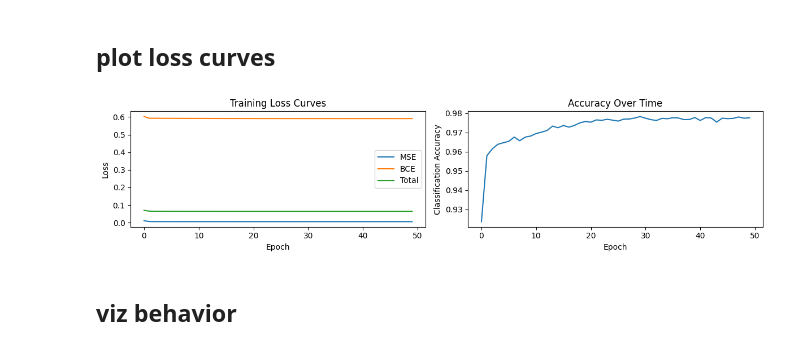
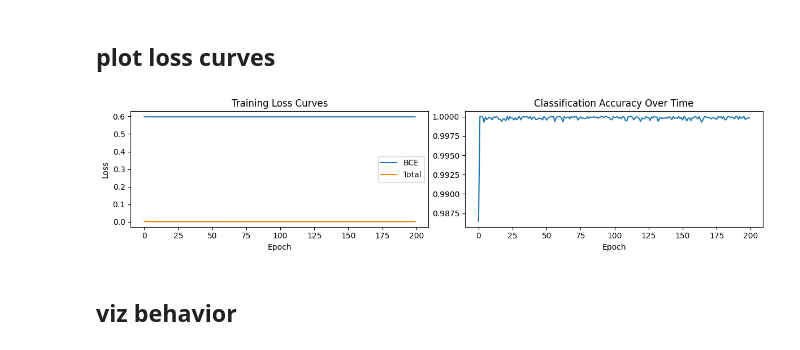
Before and after one commit to siyer7/asymmetry_design, a Jupyter notebook: code/NN.ipynb, the cells around one changed output. Cells and saved outputs as stored; diff of their text form; code cells hidden in the pictures.

```diff
--- a/code/NN.ipynb
+++ b/code/NN.ipynb
@@ -52,13 +93,17 @@ from torch.optim import Adam
 
 # Define the model architecture
 class NoisyModel(nn.Module):
-    def __init__(self, embedding_noise=0.1, production_noise=0.05):
+    def __init__(self, embedding_noise=.1, production_noise=0.05):
         super().__init__()
         self.linear1 = nn.Linear(1, 16)
         self.relu = nn.ReLU()
         self.linear2 = nn.Linear(16, 1)
         self.embedding_noise = embedding_noise
         self.production_noise = production_noise
+
+        # Better initialization for wider output range
+        with torch.no_grad():
+            self.linear2.weight.data *= 2.0  # Scale up final layer weights
 
     def forward(self, x):
         # First layer
@@ -70,20 +115,18 @@ class NoisyModel(nn.Module):
         output = self.linear2(hidden)
         output = output + torch.randn_like(output) * self.production_noise
 
-        # Smooth constraint using tanh (no sharp boundaries)
-        output = torch.tanh(output) * 0.4  # Maps to [-0.4, 0.4] smoothly
+        # No constraint - let the model predict freely
         return output
 
 # Create noisy model
-model = NoisyModel(embedding_noise=0.15, production_noise=0.1)
+model = NoisyModel(embedding_noise=.0, production_noise=.0)
 
-
-# Hyperparameters
+# Hyperparameters - increased learning rate and epochs
 divider_position = 0.0
-boundary_width   = 0.1
-learning_rate    = 1e-2
+boundary_width   = 0.05
+learning_rate    = 3e-2  # Increased from 1e-2
 batch_size       = 128
-num_epochs       = 50
+num_epochs       = 200   # Increased from 50
 
 # Prepare data loader
 dataset    = TensorDataset(X, Y, labels)
@@ -105,20 +148,21 @@ for epoch in range(num_epochs):
         optimizer.zero_grad()
         outputs = model(inputs)
 
-        # Compute per-sample weight based on distance to divider
-        distance_from_divider = torch.abs(inputs - divider_position)
-        classification_weight = torch.exp(-distance_from_divider / boundary_width)
-        classification_weight = .1
-
         # Per-sample losses
         per_sample_mse = (outputs - targets).pow(2)
+
+        # Regular BCE (no asymmetric weighting)
         per_sample_bce = F.binary_cross_entropy_with_logits(
             outputs, class_labels, reduction='none'
         )
 
-        # Combine losses with distance-based weighting
-        batch_loss = ((1 - classification_weight) * per_sample_mse
-                      + classification_weight * per_sample_bce).mean()
+        # Always prioritize classification over MSE (e.g., 5:1 ratio)
+        classification_weight = .0
+        mse_weight = 1.0
+
+        batch_loss = (mse_weight * per_sample_mse +
+                      classification_weight * per_sample_bce).mean()
+
         batch_loss.backward()
         optimizer.step()
 
@@ -164,23 +227,22 @@ print(df.head())
 # %%
 fig, axs = plt.subplots(1, 2, figsize=(12, 3))
 
-axs[0].plot(history['mse'], label='MSE')
+# axs[0].plot(history['mse'], label='MSE')
 axs[0].plot(history['bce'], label='BCE')
 axs[0].plot(history['total'], label='Total')
 axs[0].legend()
 axs[0].set_xlabel('Epoch')
 axs[0].set_ylabel('Loss')
 axs[0].set_title('Training Loss Curves')
 
 axs[1].plot(history['accuracy'], label='Accuracy')
 axs[1].set_xlabel('Epoch')
-axs[1].set_ylabel('Classification Accuracy')
-axs[1].set_title('Accuracy Over Time')
+axs[1].set_title('Classification Accuracy Over Time')
 
 plt.tight_layout()
 plt.show()
 # %% [output]
-[figure, old version]
+[figure, new version]
 # %% [markdown]
 ## viz behavior
 # %%
```
Also changed, not shown: parts of 7 cells of this notebook.
